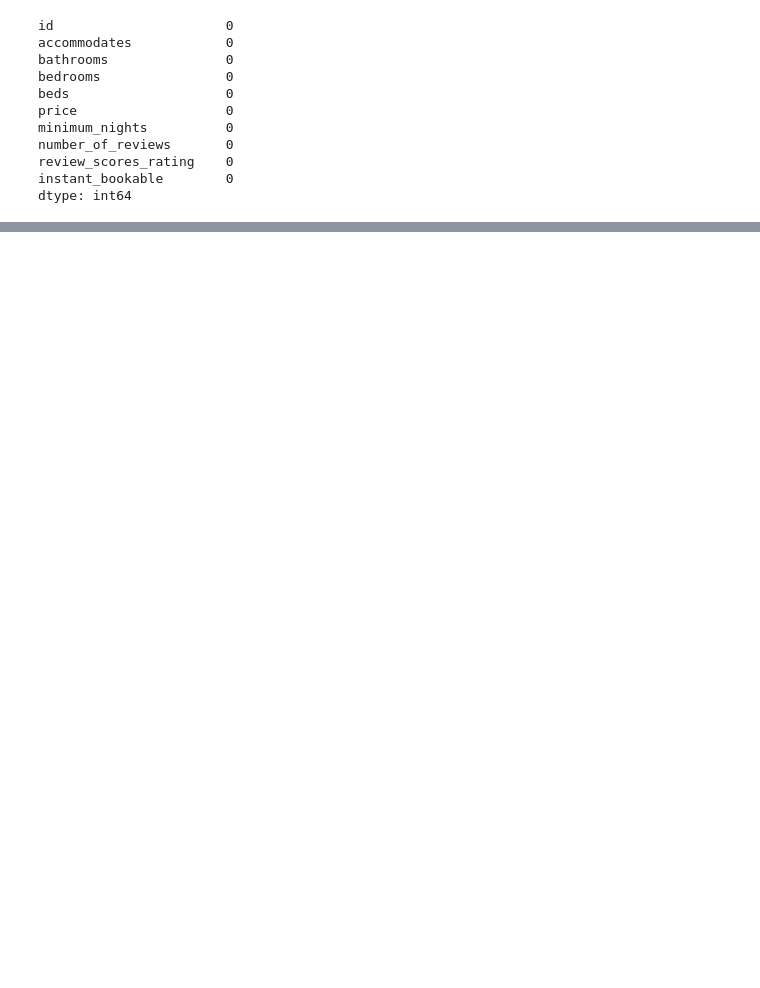
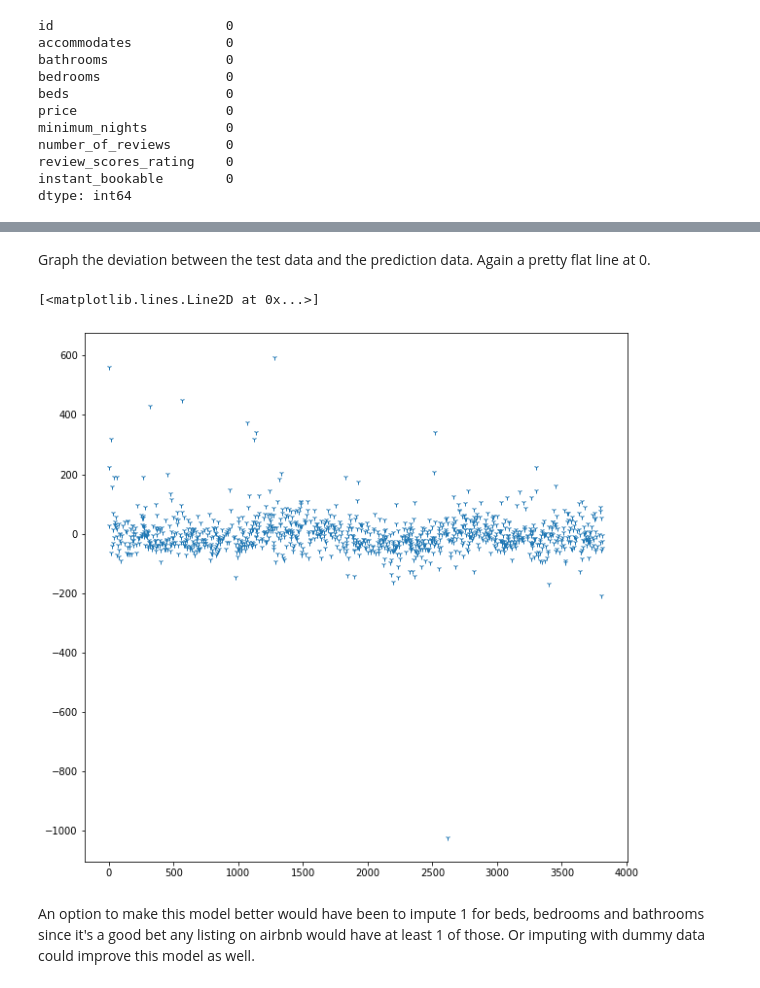
Before and after one commit to bjpayne/BecomeADataScientist, a Jupyter notebook: question3.ipynb, the cells around one changed output, grey strips where cells are left out. Saved outputs shown, nothing was run; the diff lists cells and outputs as text; code cells hidden in the pictures; blank space fills up the shorter version.

```diff
--- a/question3.ipynb
+++ b/question3.ipynb
@@ -117,0 +222,10 @@ calendar_dataframe['price'] = calendar_dataframe['price'].str.replace('[\$,]', '
+# %% [markdown]
+Graph the deviation between the test data and the prediction data. Again a pretty flat line at 0.
+# %%
+pyplot.figure(figsize=(10,10))
+pyplot.plot(y_test - y_test_predictions_rounded, marker='1', linestyle='')
+# %% [output]
+[<matplotlib.lines.Line2D at 0x...>]
+[figure, added]
+# %% [markdown]
+An option to make this model better would have been to impute 1 for beds, bedrooms and bathrooms since it's a good bet any listing on airbnb would have at least 1 of those. Or imputing with dummy data could improve this model as well.
```
Also changed, not shown: parts of 18 cells of this notebook, 1 other file.
